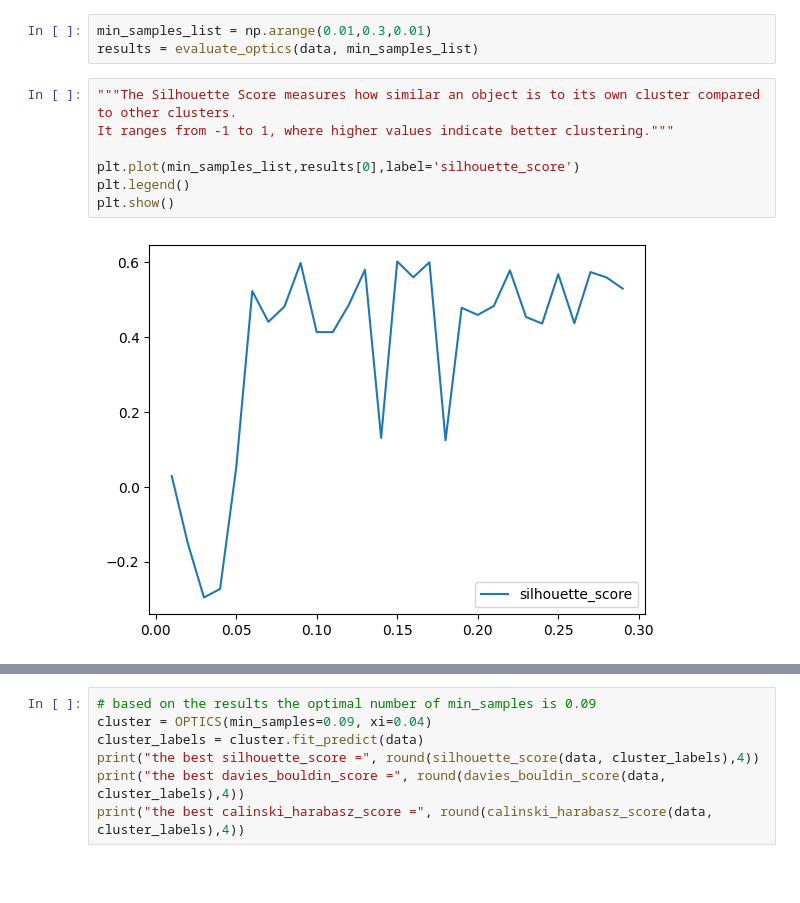
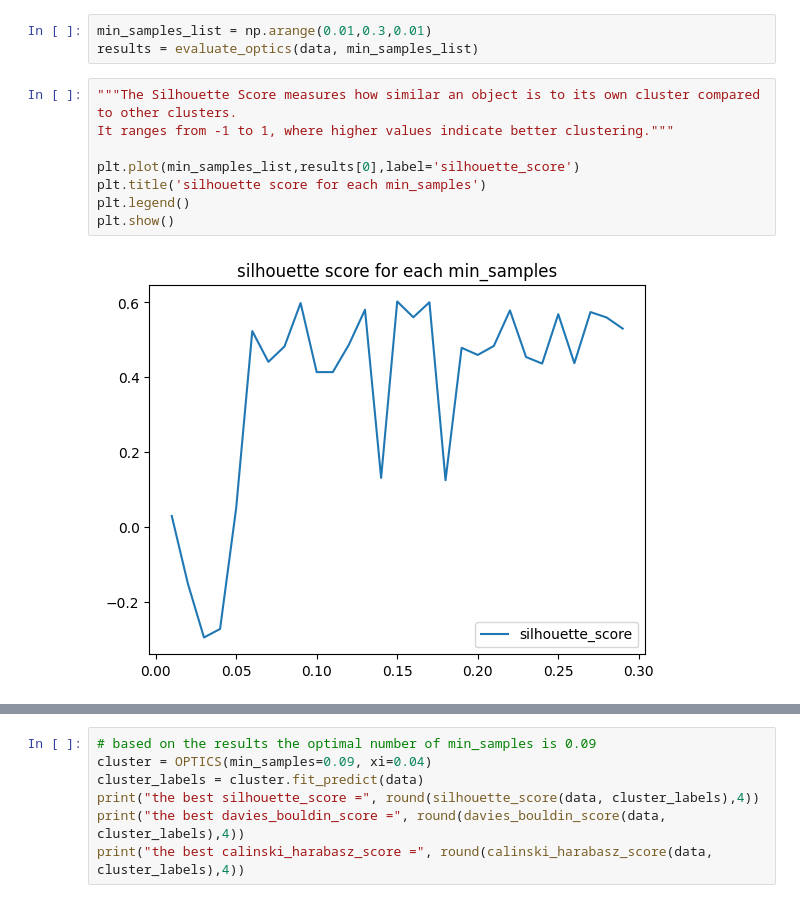
Before and after one commit to AIdjis/Clustering, a Jupyter notebook: notebooks/Optics.ipynb, the cells around one changed output, grey strips where cells are left out. Saved outputs shown, nothing was run; the diff lists cells and outputs as text; blank space fills up the shorter version.

```diff
--- a/notebooks/Optics.ipynb
+++ b/notebooks/Optics.ipynb
@@ -37,12 +37,13 @@ results = evaluate_optics(data, min_samples_list)
 # %%
 """The Silhouette Score measures how similar an object is to its own cluster compared to other clusters.
 It ranges from -1 to 1, where higher values indicate better clustering."""
 
 plt.plot(min_samples_list,results[0],label='silhouette_score')
+plt.title('silhouette score for each min_samples')
 plt.legend()
 plt.show()
 # %% [output]
-[figure, old version]
+[figure, new version]
 # %%
 """The Davies-Bouldin Index is the average similarity ratio of each cluster with
 its most similar cluster, where lower values indicate better clustering."""
```
Also changed, not shown: parts of 3 cells of this notebook.
